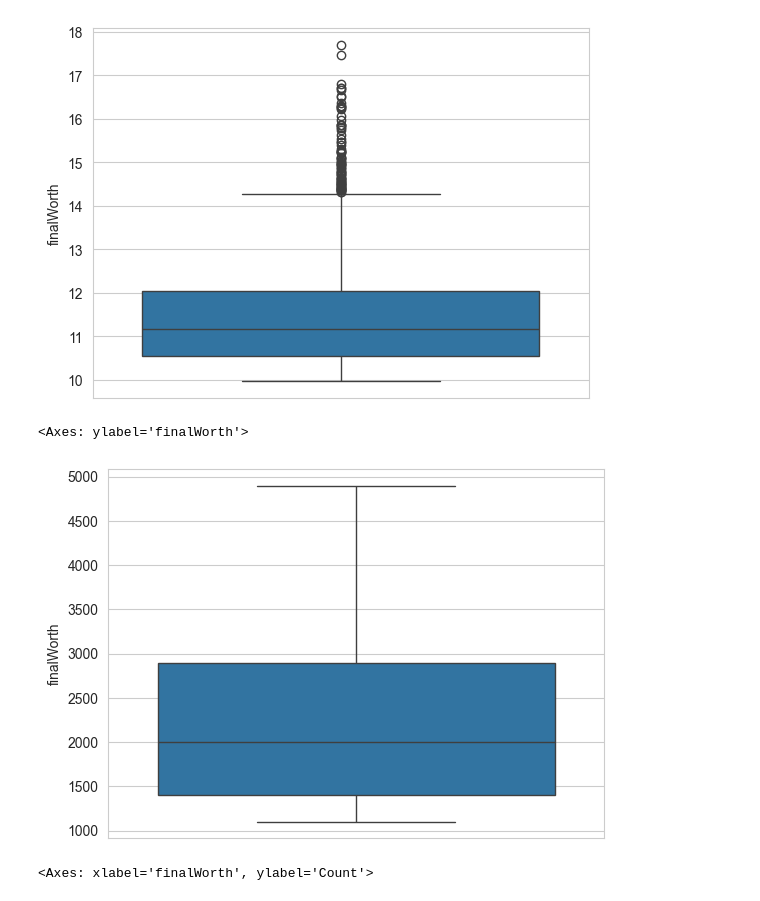
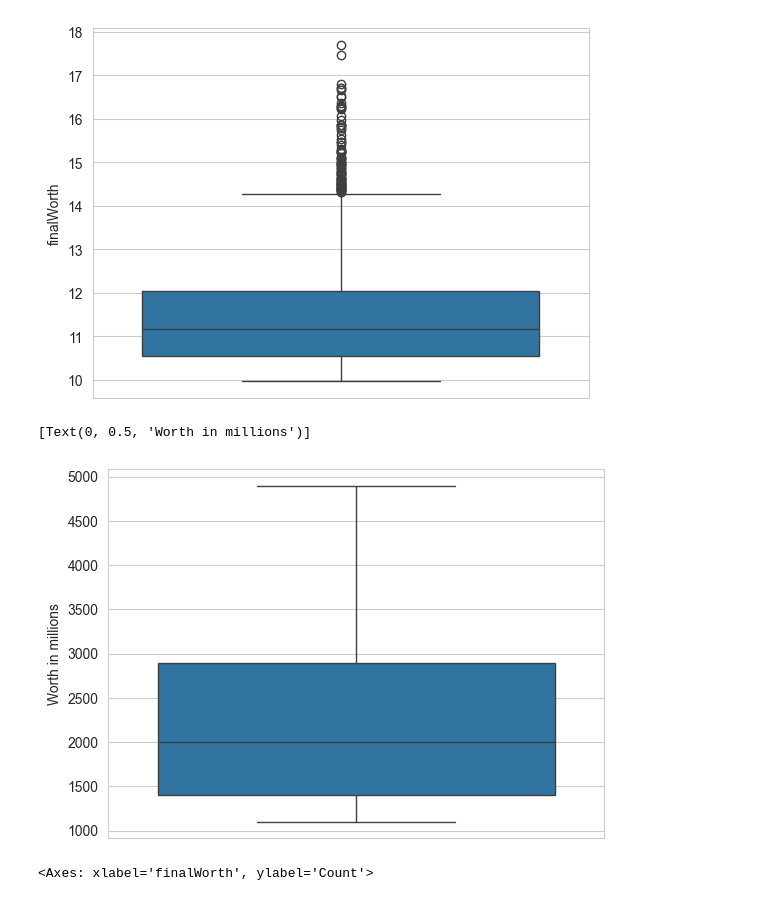
Before and after one commit to RoGellert/python_r_ds_de_projects, a Jupyter notebook: Billionaires/Billionaires_exploratory_analysis.ipynb, the cells around one changed output. Cells and saved outputs as stored; diff of their text form; code cells hidden in the pictures.

```diff
--- a/Billionaires/Billionaires_exploratory_analysis.ipynb
+++ b/Billionaires/Billionaires_exploratory_analysis.ipynb
@@ -97,10 +97,11 @@ sns.boxplot(data=np.log2(billionaires_df['finalWorth']))
 <Axes: ylabel='finalWorth'>
 [figure]
 # %%
-sns.boxplot(data=billionaires_df[(billionaires_df['finalWorth'] < 5000) & (billionaires_df['finalWorth'] > 1000)]['finalWorth'])
+fig = sns.boxplot(data=billionaires_df[(billionaires_df['finalWorth'] < 5000) & (billionaires_df['finalWorth'] > 1000)]['finalWorth'])
+fig.set(ylabel='Worth in millions')
 # %% [output]
-<Axes: ylabel='finalWorth'>
+[Text(0, 0.5, 'Worth in millions')]
-[figure, old version]
+[figure, new version]
 # %%
 sns.histplot(data=billionaires_df[(billionaires_df['finalWorth'] < 5000) & (billionaires_df['finalWorth'] > 1000)]['finalWorth'])
 # %% [output]
```
Also changed, not shown: parts of 1 cell of this notebook.
